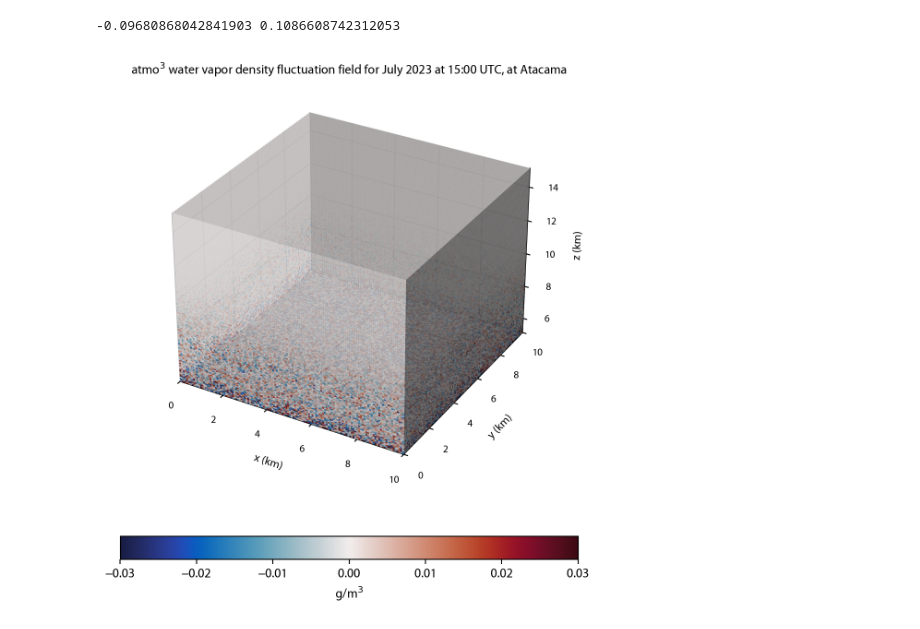
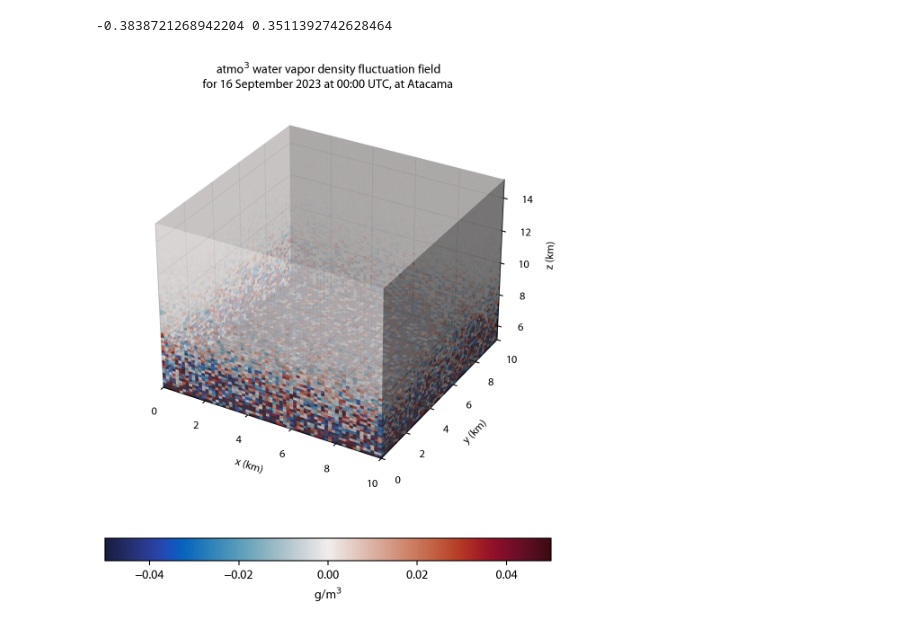
Before and after one commit to 1cosmologist/atmo3, a Jupyter notebook: examples/3d-plot.ipynb, the cells around one changed output. Cells and saved outputs as stored; diff of their text form; code cells hidden in the pictures.

```diff
--- a/examples/3d-plot.ipynb
+++ b/examples/3d-plot.ipynb
@@ -16,10 +16,10 @@ plt.rcParams["font.sans-serif"]  = "Myriad Pro"
 
 box_length_in_m = 10000.0
 site_altitude = 5110.0  # Atacama altitude in meters
-UTC_hour = 15
+UTC_hour = 0
 
 # Generate some random data for the cube
-data = np.load('/pscratch/sd/s/shamikg/atmo3/examples/atmo_fields_UTC15.npz')['water_vapor_density']
+data = np.load(f'/pscratch/sd/s/shamikg/atmo3/examples/atmo_fields_UTC{UTC_hour}.npz')['water_vapor_density']
 # %%
 sub_sample = 8
 
@@ -111,39 +111,39 @@ subsampled_data *= 1e3  # convert to g/m^3
 water_vapor_density_profile = np.mean(np.mean(subsampled_data, axis=0), axis=0)
 # print(water_vapor_density_profile.shape)
 for i in tqdm(range(subsampled_data.shape[2])):
     subsampled_data[:, :, i] = subsampled_data[:, :, i] - water_vapor_density_profile[i]
 
 print( subsampled_data.min(), subsampled_data.max() )
-sat_min = -0.03
-sat_max =  0.03
+sat_min = -0.05
+sat_max =  0.05
 
 subsampled_data = np.clip(subsampled_data, sat_min, sat_max)
 transformed_data = subsampled_data - subsampled_data.min()
 transformed_data = transformed_data / transformed_data.max()
 # print(transformed_data.min(), transformed_data.max())
 # Plot the cube with transparency
 # r_cube = np.random.rand(*subsampled_data.shape)
 colors = cmo.cm.balance(transformed_data)
 norm   = matplotlib.colors.Normalize(vmin=sat_min, vmax=sat_max)
-ax.voxels(x, y, z, subsampled_data != np.nan, edgecolor=None, facecolors=colors, alpha=0.75)
+ax.voxels(x, y, z, subsampled_data != np.nan, edgecolor=None, facecolors=colors, alpha=0.65)
 
 # Set axis limits
 ax.set_xlim(0, x.max())
 ax.set_ylim(0, y.max())
 ax.set_zlim(z.min(), z.max())
 
-ax.xaxis.set_tick_params(labelsize=8)
-ax.yaxis.set_tick_params(labelsize=8)
-ax.zaxis.set_tick_params(labelsize=8)
+ax.xaxis.set_tick_params(labelsize=9)
+ax.yaxis.set_tick_params(labelsize=9)
+ax.zaxis.set_tick_params(labelsize=9)
 
 ax.set_xlabel('x (km)', fontdict={'fontsize': 9})
 ax.set_ylabel('y (km)', fontdict={'fontsize': 9})
 ax.set_zlabel('z (km)', fontdict={'fontsize': 9})
-plt.title(r"atmo${}^3$ water vapor density fluctuation field for July 2023 at 15:00 UTC, at Atacama", fontdict={'fontsize': 10})
+plt.title(r"atmo${}^3$ water vapor density fluctuation field"+'\n'+r"for 16 September 2023 at 00:00 UTC, at Atacama", fontdict={'fontsize': 10})
 # Show the plot
 
 fig.colorbar(plt.cm.ScalarMappable(cmap=cmo.cm.balance, norm=norm), ax=ax, label=r'g/m${}^3$', shrink=0.4, aspect=20, pad=0.1, orientation='horizontal', fraction=0.2)
 plt.show()
 # %% [output]
--0.09680868042841903 0.1086608742312053
+-0.3838721268942204 0.3511392742628464
-[figure, old version]
+[figure, new version]
```
Also changed, not shown: parts of 4 cells of this notebook, 8 other files.
